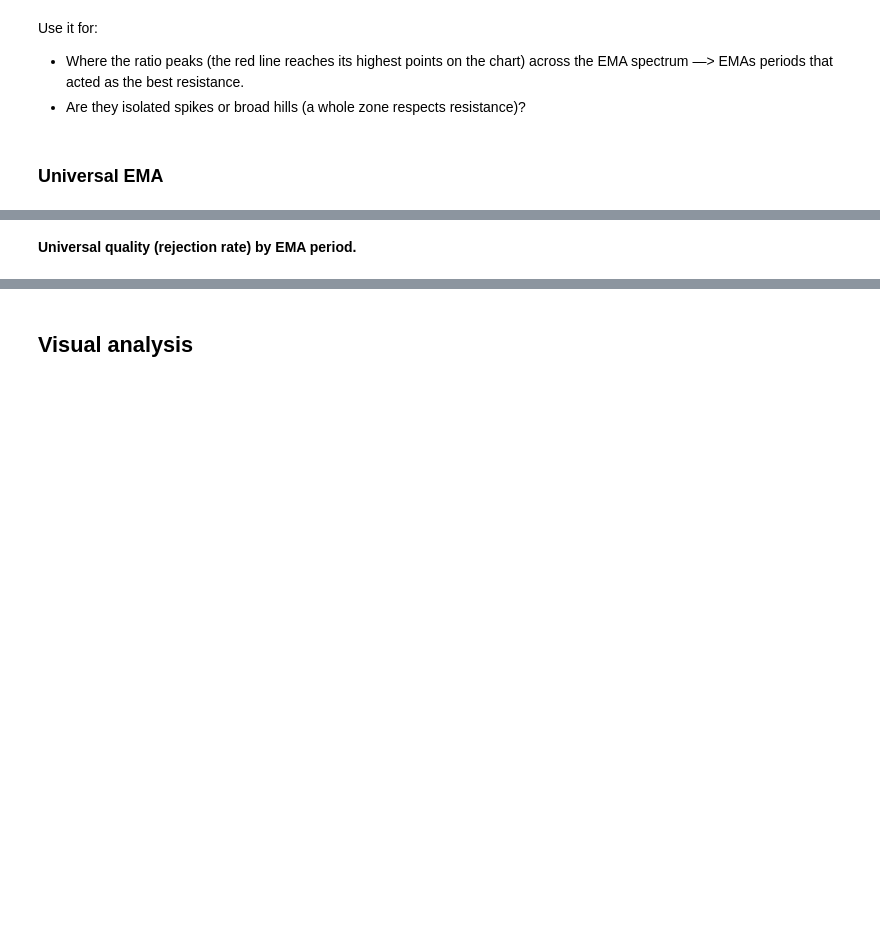
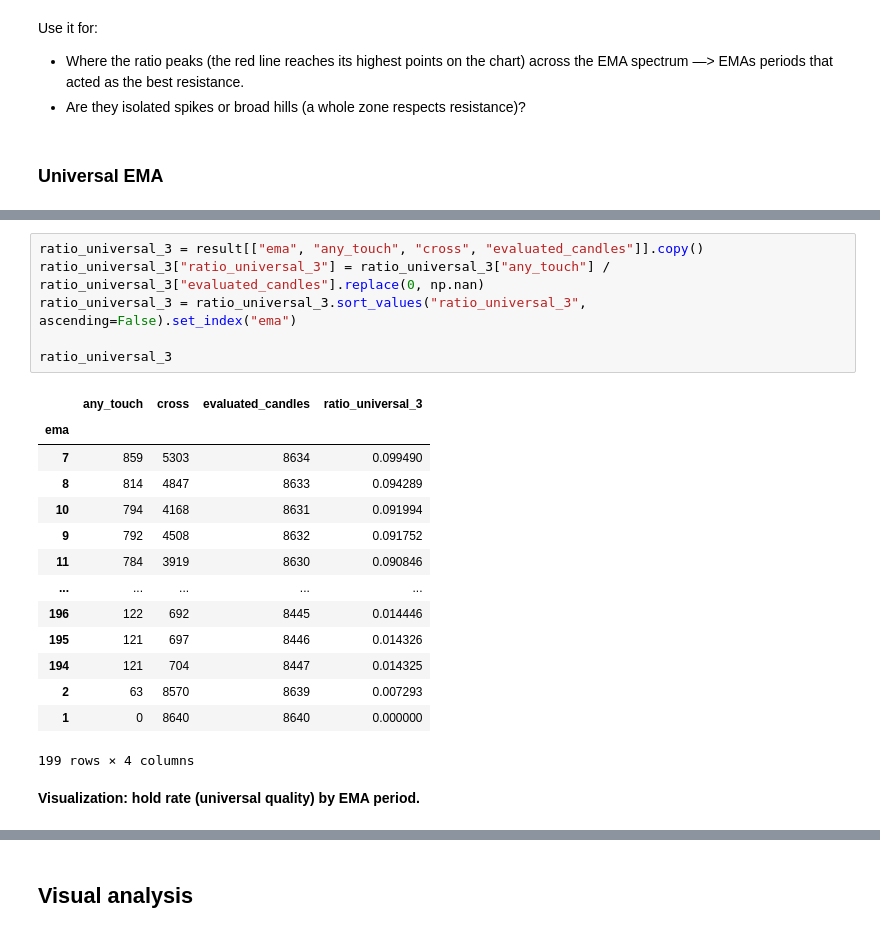
Before and after one commit to Galina-Makarchuk/ema_analysis, a Jupyter notebook: ema_analysis.ipynb, the cells around one changed output, grey strips where cells are left out. Cells and saved outputs as stored; diff of their text form; blank space fills up the shorter version.

```diff
--- a/ema_analysis.ipynb
+++ b/ema_analysis.ipynb
@@ -1115,2 +1242,23 @@ ratio_universal_quality_filtered.head(10)
+# %%
+ratio_universal_3 = result[["ema", "any_touch", "cross", "evaluated_candles"]].copy()
+ratio_universal_3["ratio_universal_3"] = ratio_universal_3["any_touch"] / ratio_universal_3["evaluated_candles"].replace(0, np.nan)
+ratio_universal_3 = ratio_universal_3.sort_values("ratio_universal_3", ascending=False).set_index("ema")
+
+ratio_universal_3
+# %% [output]
+|  | any_touch | cross | evaluated_candles | ratio_universal_3 |
+| ema |  |  |  |  |
+| 7 | 859 | 5303 | 8634 | 0.099490 |
+| 8 | 814 | 4847 | 8633 | 0.094289 |
+| 10 | 794 | 4168 | 8631 | 0.091994 |
+| 9 | 792 | 4508 | 8632 | 0.091752 |
+| 11 | 784 | 3919 | 8630 | 0.090846 |
+| ... | ... | ... | ... | ... |
+| 196 | 122 | 692 | 8445 | 0.014446 |
+| 195 | 121 | 697 | 8446 | 0.014326 |
+| 194 | 121 | 704 | 8447 | 0.014325 |
+| 2 | 63 | 8570 | 8639 | 0.007293 |
+| 1 | 0 | 8640 | 8640 | 0.000000 |
+199 rows × 4 columns
 # %% [markdown]
-__Universal quality (rejection rate) by EMA period.__
+__Visualization: hold rate (universal quality) by EMA period.__
```
Also changed, not shown: parts of 38 cells of this notebook.
